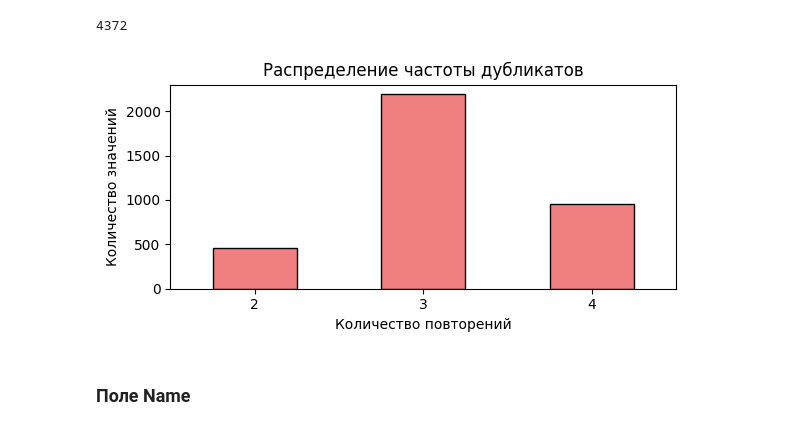
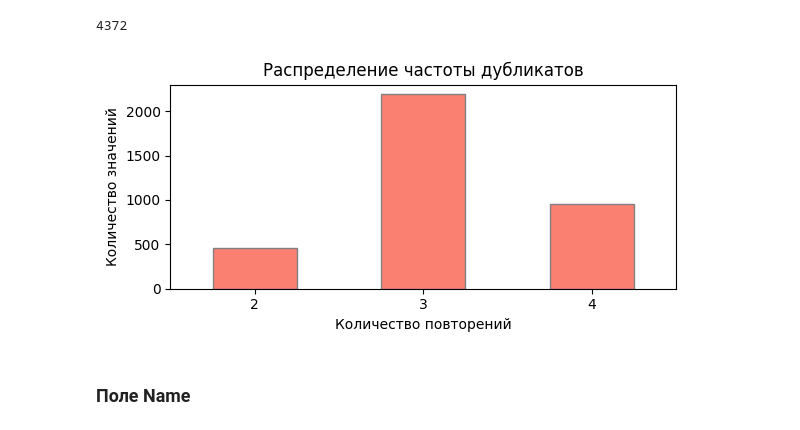
Before and after one commit to alex-chin/dls_part_2_nlp, a Jupyter notebook: week_08_chatgpt_instruction_tuning_RAG/Homework/hw05_rag.ipynb, the cells around one changed output. Cells and saved outputs as stored; diff of their text form; code cells hidden in the pictures.

```diff
--- a/week_08_chatgpt_instruction_tuning_RAG/Homework/hw05_rag.ipynb
+++ b/week_08_chatgpt_instruction_tuning_RAG/Homework/hw05_rag.ipynb
@@ -201,21 +190,24 @@ df.Num.unique().shape[0]
 # %% [output]
 4372
 # %%
-value_counts = df['Num'].value_counts()
-duplicate_counts = value_counts[value_counts > 1]
-plt.figure(figsize=(6, 3))
+def frequency_distribution(s: pd.Series):
+    value_counts = s.value_counts()
+    duplicate_counts = value_counts[value_counts > 1]
+    plt.figure(figsize=(6, 3))
 
-frequency_distribution = duplicate_counts.value_counts().sort_index()
-frequency_distribution.plot(kind='bar', color='lightcoral', edgecolor='black')
-plt.title('Распределение частоты дубликатов')
-plt.xlabel('Количество повторений')
-plt.ylabel('Количество значений')
-plt.xticks(rotation=0)
+    frequency_distribution = duplicate_counts.value_counts().sort_index()
+    frequency_distribution.plot(kind='bar', color='salmon', edgecolor='grey')
+    plt.title('Распределение частоты дубликатов')
+    plt.xlabel('Количество повторений')
+    plt.ylabel('Количество значений')
+    plt.xticks(rotation=0)
 
-plt.tight_layout()
-plt.show()
+    plt.tight_layout()
+    plt.show()
-# %% [output]
-[figure, removed]
+# %%
+frequency_distribution(df['Num'])
+# %% [output]
+[figure, added]
 # %% [markdown]
 ### Поле Name
 # %%
```
Also changed, not shown: parts of 25 cells of this notebook.
